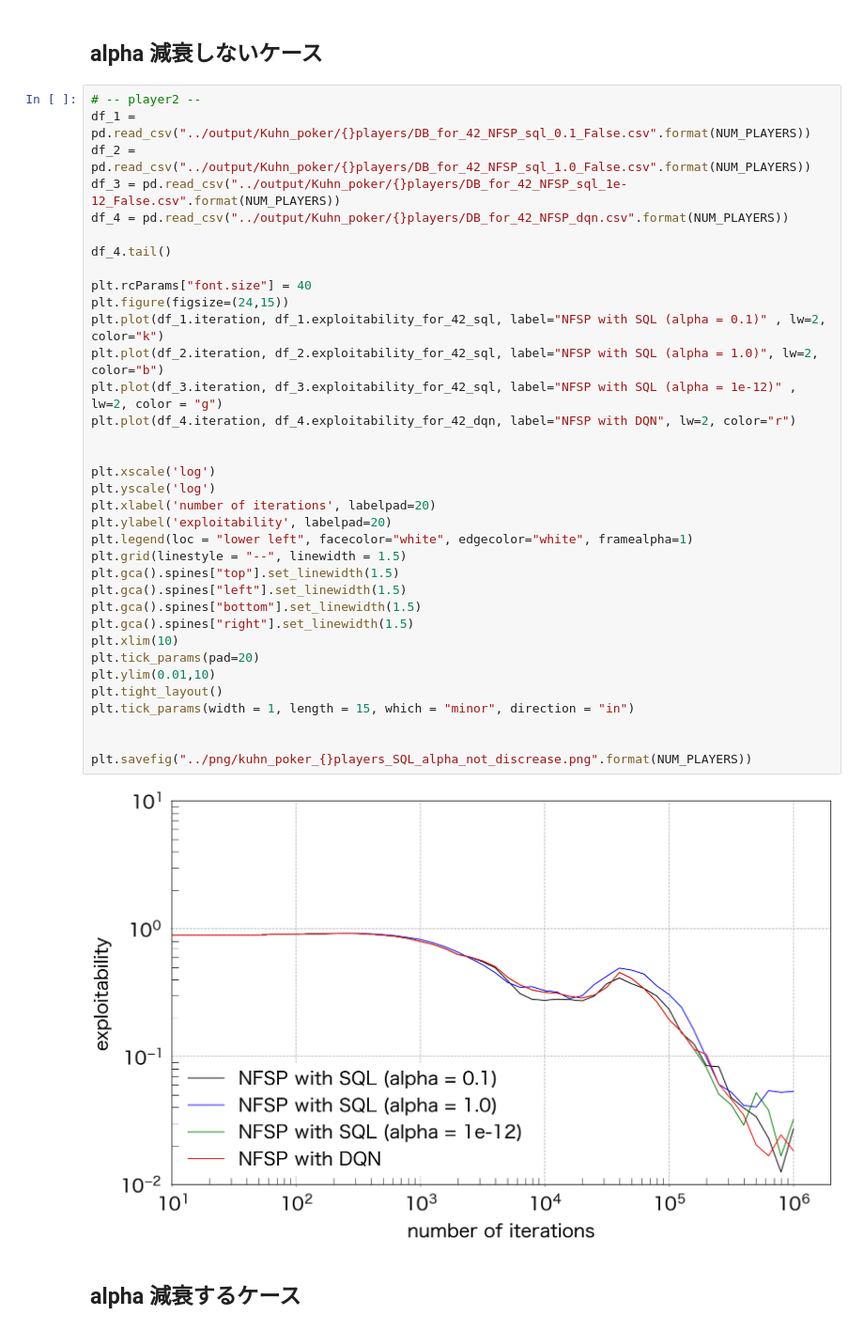
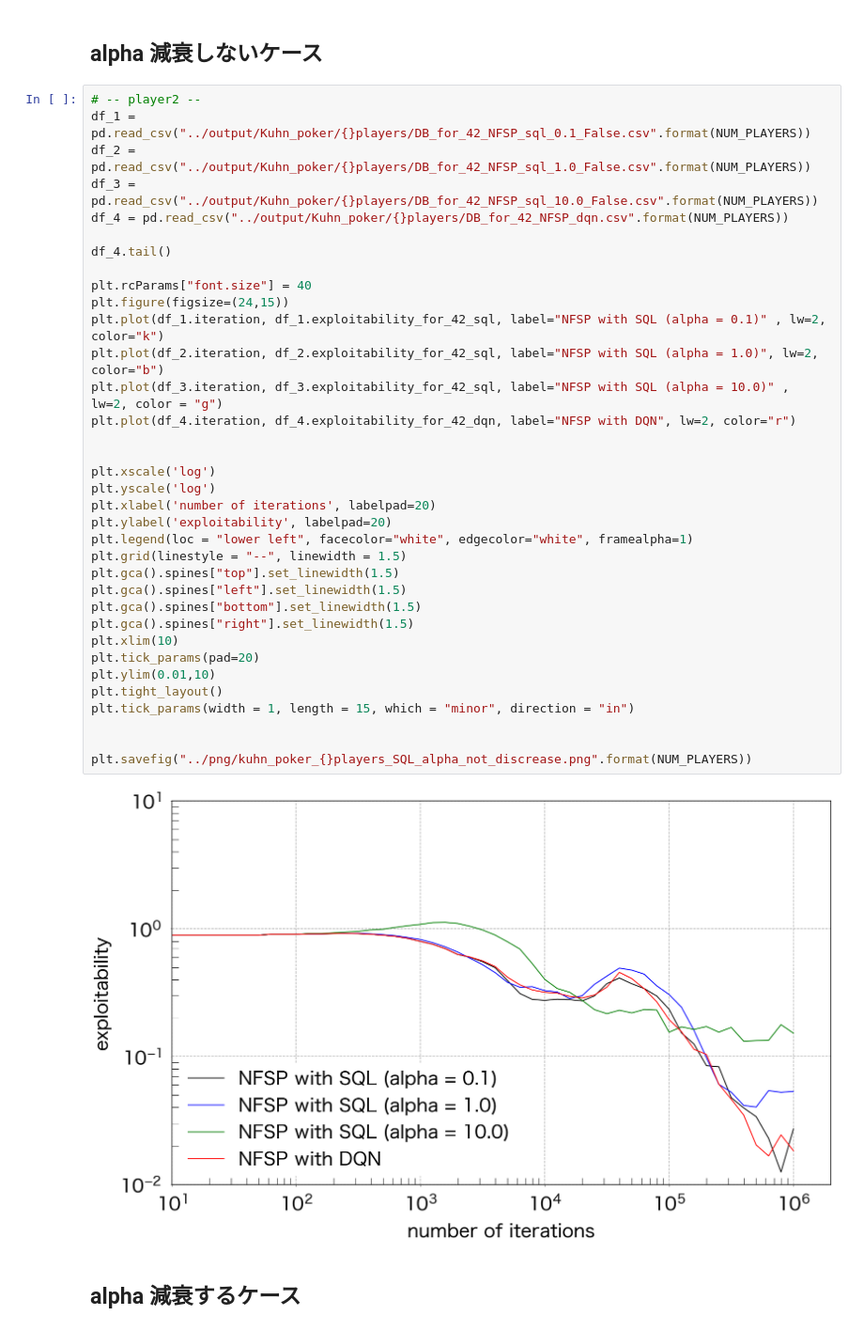
Before and after one commit to yusuke-sk/cfr, a Jupyter notebook: Other/Make_png/jupyter_notebook/kuhn_poker_2players.ipynb, the cells around one changed output. Shown at 94% size. Saved outputs shown, nothing was run; the diff lists cells and outputs as text.

```diff
--- a/Other/Make_png/jupyter_notebook/kuhn_poker_2players.ipynb
+++ b/Other/Make_png/jupyter_notebook/kuhn_poker_2players.ipynb
@@ -13,39 +13,39 @@ NUM_PLAYERS = 2
 # -- player2 --
 df_1 = pd.read_csv("../output/Kuhn_poker/{}players/DB_for_42_NFSP_sql_0.1_False.csv".format(NUM_PLAYERS))
 df_2 = pd.read_csv("../output/Kuhn_poker/{}players/DB_for_42_NFSP_sql_1.0_False.csv".format(NUM_PLAYERS))
-df_3 = pd.read_csv("../output/Kuhn_poker/{}players/DB_for_42_NFSP_sql_1e-12_False.csv".format(NUM_PLAYERS))
+df_3 = pd.read_csv("../output/Kuhn_poker/{}players/DB_for_42_NFSP_sql_10.0_False.csv".format(NUM_PLAYERS))
 df_4 = pd.read_csv("../output/Kuhn_poker/{}players/DB_for_42_NFSP_dqn.csv".format(NUM_PLAYERS))
 
 df_4.tail()
 
 plt.rcParams["font.size"] = 40
 plt.figure(figsize=(24,15))
 plt.plot(df_1.iteration, df_1.exploitability_for_42_sql, label="NFSP with SQL (alpha = 0.1)" , lw=2, color="k")
 plt.plot(df_2.iteration, df_2.exploitability_for_42_sql, label="NFSP with SQL (alpha = 1.0)", lw=2, color="b")
-plt.plot(df_3.iteration, df_3.exploitability_for_42_sql, label="NFSP with SQL (alpha = 1e-12)" , lw=2, color = "g")
+plt.plot(df_3.iteration, df_3.exploitability_for_42_sql, label="NFSP with SQL (alpha = 10.0)" , lw=2, color = "g")
 plt.plot(df_4.iteration, df_4.exploitability_for_42_dqn, label="NFSP with DQN", lw=2, color="r")
 
 
 plt.xscale('log')
 plt.yscale('log')
 plt.xlabel('number of iterations', labelpad=20)
 plt.ylabel('exploitability', labelpad=20)
 plt.legend(loc = "lower left", facecolor="white", edgecolor="white", framealpha=1)
 plt.grid(linestyle = "--", linewidth = 1.5)
 plt.gca().spines["top"].set_linewidth(1.5)
 plt.gca().spines["left"].set_linewidth(1.5)
 plt.gca().spines["bottom"].set_linewidth(1.5)
 plt.gca().spines["right"].set_linewidth(1.5)
 plt.xlim(10)
 plt.tick_params(pad=20)
 plt.ylim(0.01,10)
 plt.tight_layout()
 plt.tick_params(width = 1, length = 15, which = "minor", direction = "in")
 
 
 plt.savefig("../png/kuhn_poker_{}players_SQL_alpha_not_discrease.png".format(NUM_PLAYERS))
 # %% [output]
-[figure, old version]
+[figure, new version]
 # %% [markdown]
 ## alpha 減衰するケース
 # %%
```
Also changed, not shown: parts of 1 cell of this notebook, 14 other files.
